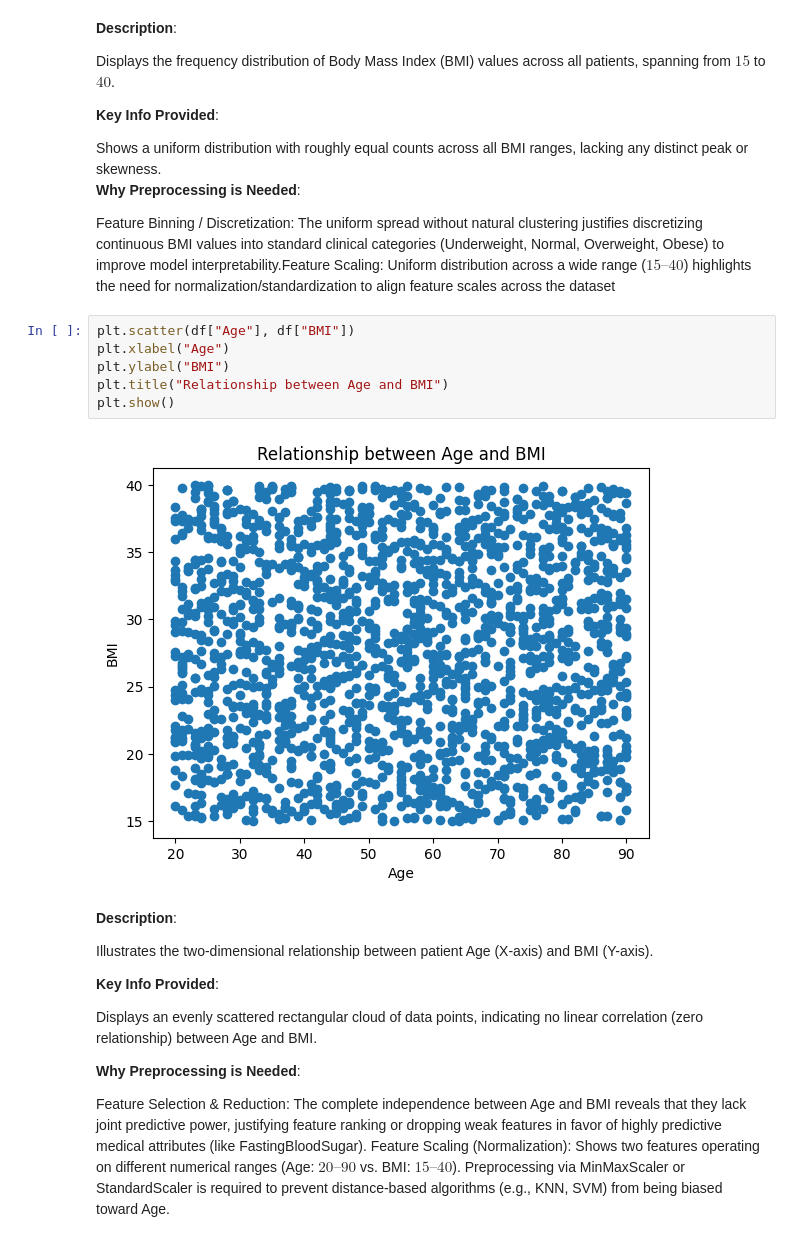
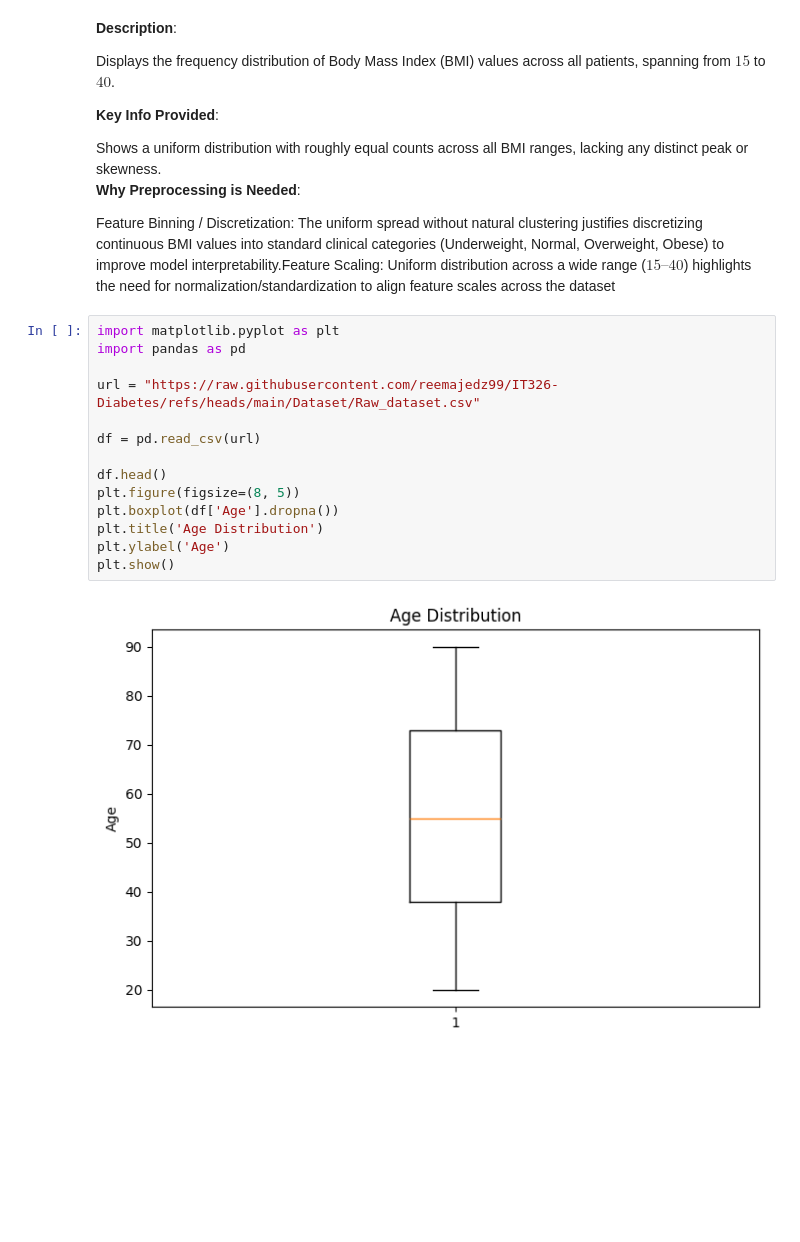
Before and after one commit to reemajedz99/IT326-Diabetes, a Jupyter notebook: Reports/Phase2.ipynb, the cells around one changed output. Cells and saved outputs as stored; diff of their text form; blank space fills up the shorter version.

```diff
--- a/Reports/Phase2.ipynb
+++ b/Reports/Phase2.ipynb
@@ -225,23 +225,19 @@ Displays the frequency distribution of Body Mass Index (BMI) values across all p
   **Why Preprocessing is Needed**:
 
   Feature Binning / Discretization: The uniform spread without natural clustering justifies discretizing continuous BMI values into standard clinical categories (Underweight, Normal, Overweight, Obese) to improve model interpretability.Feature Scaling: Uniform distribution across a wide range ($15\text{--}40$) highlights the need for normalization/standardization to align feature scales across the dataset
-# %%
-plt.scatter(df["Age"], df["BMI"])
-plt.xlabel("Age")
-plt.ylabel("BMI")
-plt.title("Relationship between Age and BMI")
-plt.show()
-# %% [output]
-[figure, removed]
-# %% [markdown]
-**Description**:
-
-Illustrates the two-dimensional relationship between patient Age (X-axis) and BMI (Y-axis).
-
-   **Key Info Provided**:
-
-   Displays an evenly scattered rectangular cloud of data points, indicating no linear correlation (zero relationship) between Age and BMI.
-
-   **Why Preprocessing is Needed**:
-
-   Feature Selection & Reduction: The complete independence between Age and BMI reveals that they lack joint predictive power, justifying feature ranking or dropping weak features in favor of highly predictive medical attributes (like FastingBloodSugar).   Feature Scaling (Normalization): Shows two features operating on different numerical ranges (Age: $20\text{--}90$ vs. BMI: $15\text{--}40$). Preprocessing via MinMaxScaler or StandardScaler is required to prevent distance-based algorithms (e.g., KNN, SVM) from being biased toward Age.
+# %%
+import matplotlib.pyplot as plt
+import pandas as pd
+
+url = "https://raw.githubusercontent.com/reemajedz99/IT326-Diabetes/refs/heads/main/Dataset/Raw_dataset.csv"
+
+df = pd.read_csv(url)
+
+df.head()
+plt.figure(figsize=(8, 5))
+plt.boxplot(df['Age'].dropna())
+plt.title('Age Distribution')
+plt.ylabel('Age')
+plt.show()
+# %% [output]
+[figure, added]
```
Also changed, not shown: parts of 1 cell of this notebook.
